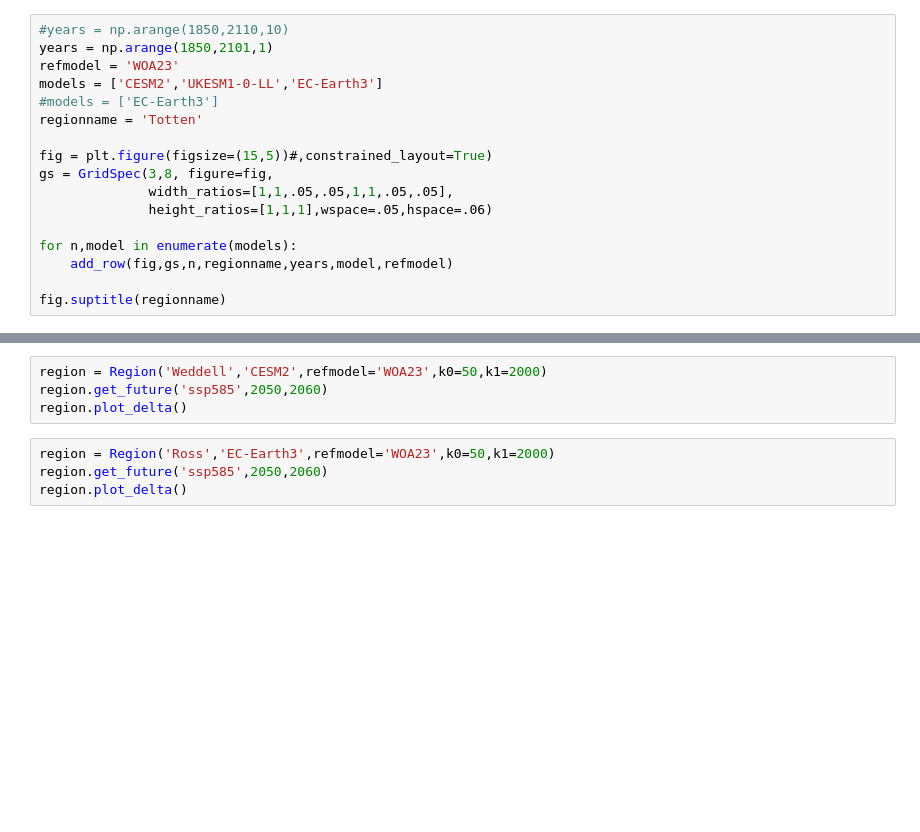
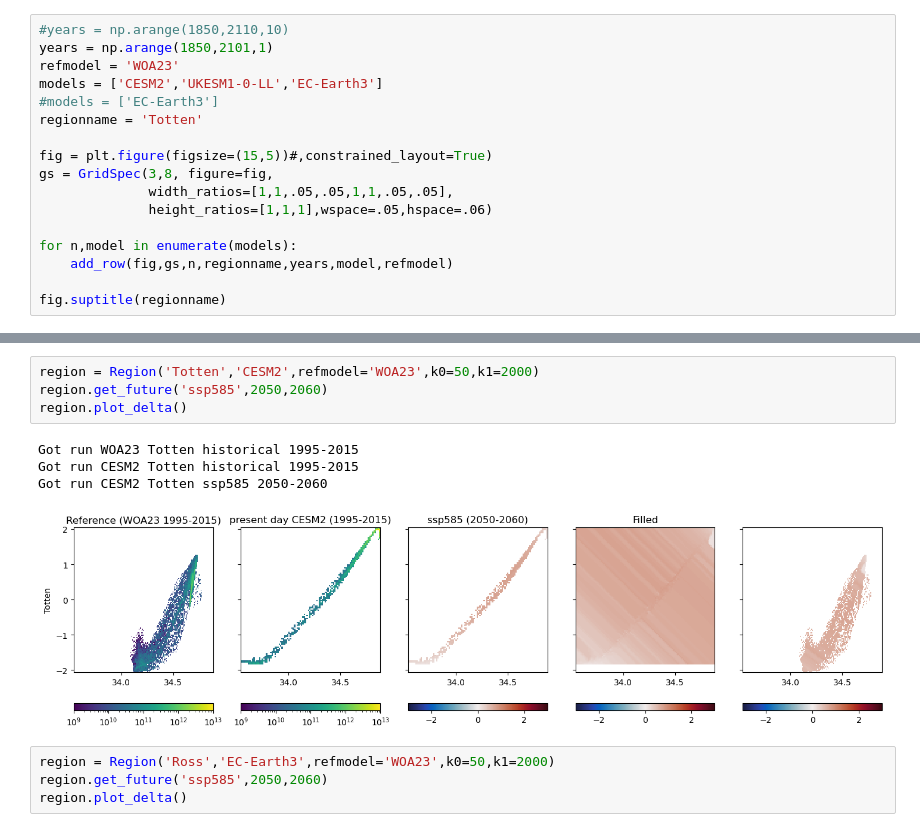
Before and after one commit to erwinlambert/ismip7, a Jupyter notebook: notebooks/klooi_cmip.ipynb, the cells around one changed output, grey strips where cells are left out. Drawn from its saved outputs; the diff is of its cells as text; blank space fills up the shorter version.

```diff
--- a/notebooks/klooi_cmip.ipynb
+++ b/notebooks/klooi_cmip.ipynb
@@ -164,7 +198,12 @@ region.plot_delta()
 # %%
-region = Region('Weddell','CESM2',refmodel='WOA23',k0=50,k1=2000)
+region = Region('Totten','CESM2',refmodel='WOA23',k0=50,k1=2000)
 region.get_future('ssp585',2050,2060)
 region.plot_delta()
+# %% [output]
+Got run WOA23 Totten historical 1995-2015
+Got run CESM2 Totten historical 1995-2015
+Got run CESM2 Totten ssp585 2050-2060
+[figure, added]
 # %%
 region = Region('Ross','EC-Earth3',refmodel='WOA23',k0=50,k1=2000)
 region.get_future('ssp585',2050,2060)
```
Also changed, not shown: parts of 5 cells of this notebook, 2 other files.
